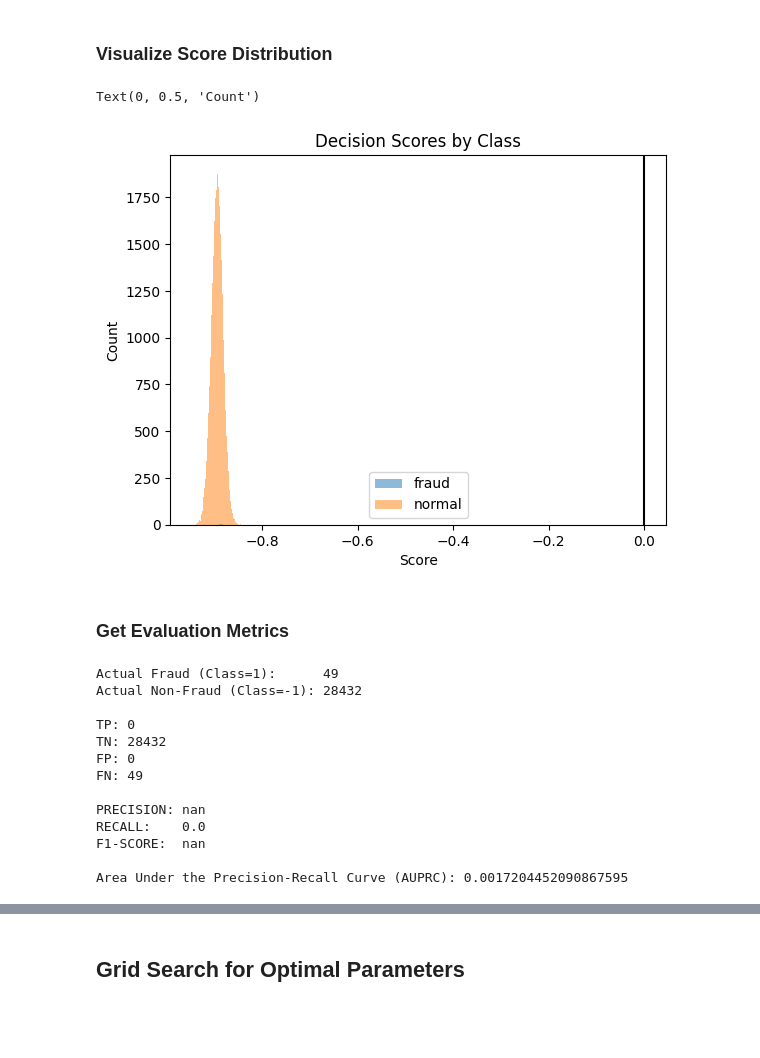
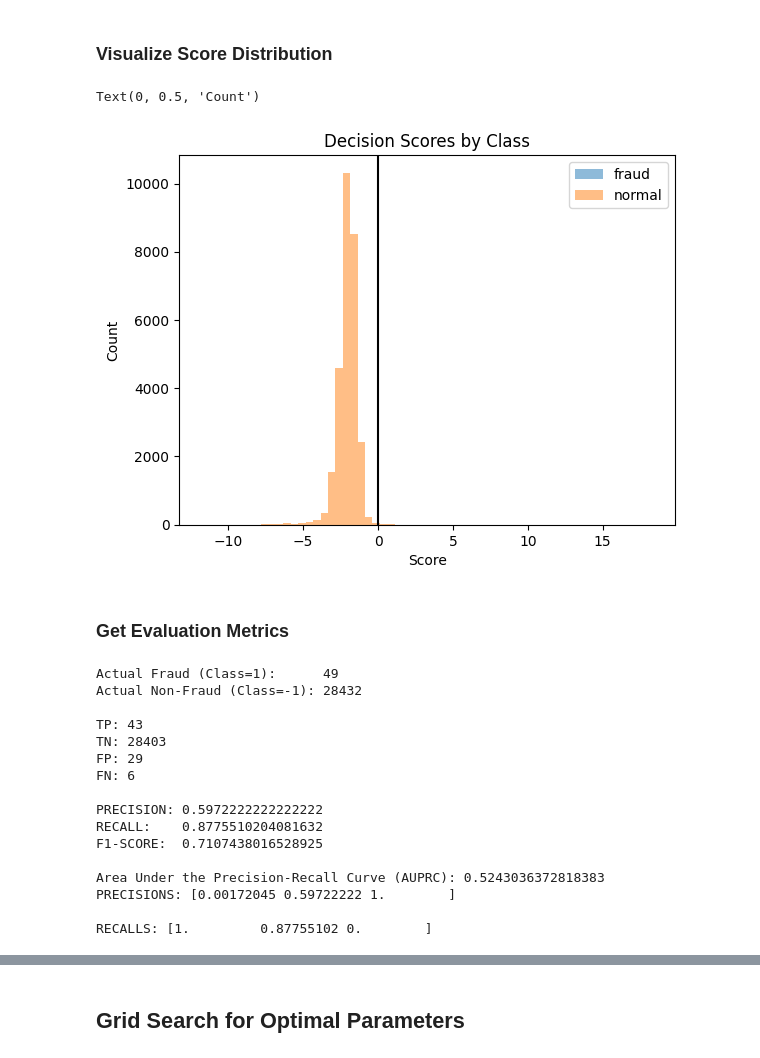
Before and after one commit to jthoerschgen/CS5402-Project, a Jupyter notebook: src/1_Soft-SVM.ipynb, the cells around one changed output, grey strips where cells are left out. Saved outputs shown, nothing was run; the diff lists cells and outputs as text; code cells hidden in the pictures; blank space fills up the shorter version.

```diff
--- a/src/1_Soft-SVM.ipynb
+++ b/src/1_Soft-SVM.ipynb
@@ -353,8 +419,18 @@ if use_kernel:
 ### Parameters
 # %%
 # For Fitting
-C: float = 50.0
-epochs: int = 2500
-learning_rate: float = 0.125
-class_weights: dict[int, float] = {-1: 1.0, 1: 100.0}
-decay = 1e-4
+# C: float = 10_000.0
+C: float = 10.0
+epochs: int = 15_000
+learning_rate: float = 0.001
+class_weights: dict[int, float] = {
+    -1: 0.05,
+    1: 3.25,
+}
+# decay = 1e-199
+# decay = 1 - 1e-9
+
+print(
+    len(Y_train) / (2 * sum(Y_train == -1)),
+    len(Y_train) / (2 * sum(Y_train == 1)),
+)
@@ -369,7 +447,7 @@ w, b, losses = fit(
     C=C,
     epochs=epochs,
     class_weights=class_weights,
-    decay=decay,
+    # decay=decay,
 )
 
 print()
@@ -427,49 +501,56 @@ ax.set_yscale("log")
 feature_columns = [
     col for col in test.columns if col not in ["Class", "PredictedClass"]
 ][:30]
+
+
+Y_test = test["Class"].to_numpy()
 X_test = test[feature_columns].to_numpy()
-Y_test = test["Class"].to_numpy()
+
+# Scale
+X_test = scaler.transform(X_test)
 
 if use_kernel:
     X_test_kernel = rbf_kernel.transform(X_test)
+    X_test = X_test_kernel
 
-test["PredictedClass"] = predict(
-    X_test if not use_kernel else X_test_kernel, w, b
-)
+test["PredictedClass"] = predict(X_test, w, b)
 # %% [markdown]
 ### Visualize Score Distribution
 # %%
-scores = np.dot(X_test if not use_kernel else X_test_kernel, w) + b
+scores = np.dot(X_test, w) + b
 
 plt.hist(scores[Y_test == 1], bins=50, alpha=0.5, label="fraud")
 plt.hist(scores[Y_test == -1], bins=50, alpha=0.5, label="normal")
 
 plt.axvline(x=0, color="k", linestyle="-")
 
 plt.legend()
 plt.title("Decision Scores by Class")
 plt.xlabel("Score")
 plt.ylabel("Count")
 # %% [output]
 Text(0, 0.5, 'Count')
-[figure, old version]
+[figure, new version]
 # %% [markdown]
 ### Get Evaluation Metrics
 # %%
-(TP, TN, FP, FN), (precision, recall, f1) = evaluate(
+(TP, TN, FP, FN), (precision, recall, f1), (precisions, recalls) = evaluate(
     prediction_column_name="PredictedClass"
 )
 # %% [output]
 Actual Fraud (Class=1):      49
 Actual Non-Fraud (Class=-1): 28432
 
-TP: 0
-TN: 28432
-FP: 0
-FN: 49
+TP: 43
+TN: 28403
+FP: 29
+FN: 6
 
-PRECISION: nan
-RECALL:    0.0
-F1-SCORE:  nan
+PRECISION: 0.5972222222222222
+RECALL:    0.8775510204081632
+F1-SCORE:  0.7107438016528925
 
-Area Under the Precision-Recall Curve (AUPRC): 0.0017204452090867595
+Area Under the Precision-Recall Curve (AUPRC): 0.5243036372818383
+PRECISIONS: [0.00172045 0.59722222 1.        ]
+
+RECALLS: [1.         0.87755102 0.        ]
```
Also changed, not shown: parts of 11 cells of this notebook.
